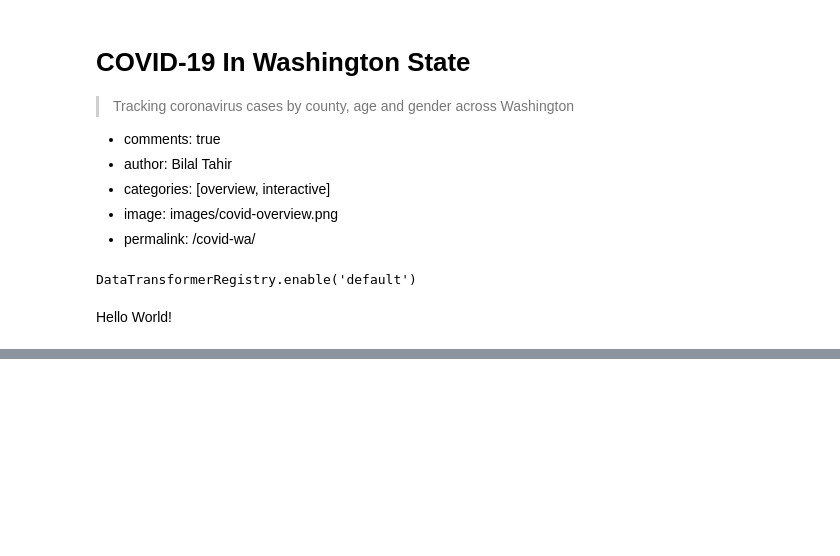
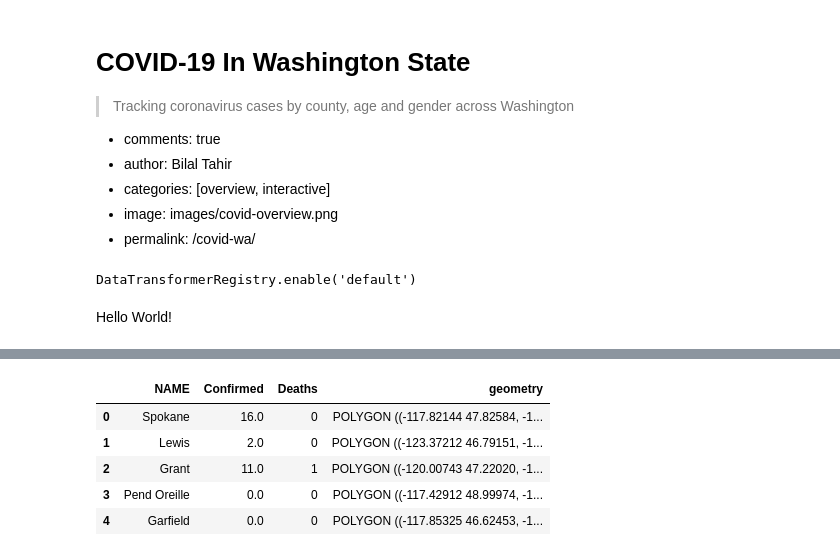
Before and after one commit to btahir/covid_dz, a Jupyter notebook: _notebooks/2020-03-21-covid-wa.ipynb, the cells around one changed output, grey strips where cells are left out. Cells and saved outputs as stored; diff of their text form; code cells hidden in the pictures; blank space fills up the shorter version.

```diff
--- a/_notebooks/2020-03-21-covid-wa.ipynb
+++ b/_notebooks/2020-03-21-covid-wa.ipynb
@@ -171,0 +53,15 @@ def to_altair_datetime(dt):
+# %%
+#hide
+geo_df = counties_geo.merge(df, left_on='NAME', right_on='County', how='left')
+geo_df = geo_df[geo_df.geometry != None]
+geo_df = geo_df[['NAME', 'Confirmed', 'Deaths', 'geometry']]
+# geo_df["Confirmed"] = pd.to_numeric(geo_df["Confirmed"], downcast='integer')
+geo_df = geo_df.fillna(0)
+geo_df.head()
+# %% [output]
+|  | NAME | Confirmed | Deaths | geometry |
+| 0 | Spokane | 16.0 | 0 | POLYGON ((-117.82144 47.82584, -1... |
+| 1 | Lewis | 2.0 | 0 | POLYGON ((-123.37212 46.79151, -1... |
+| 2 | Grant | 11.0 | 1 | POLYGON ((-120.00743 47.22020, -1... |
+| 3 | Pend Oreille | 0.0 | 0 | POLYGON ((-117.42912 48.99974, -1... |
+| 4 | Garfield | 0.0 | 0 | POLYGON ((-117.85325 46.62453, -1... |
```
Also changed, not shown: parts of 11 cells of this notebook, 5 other files.
